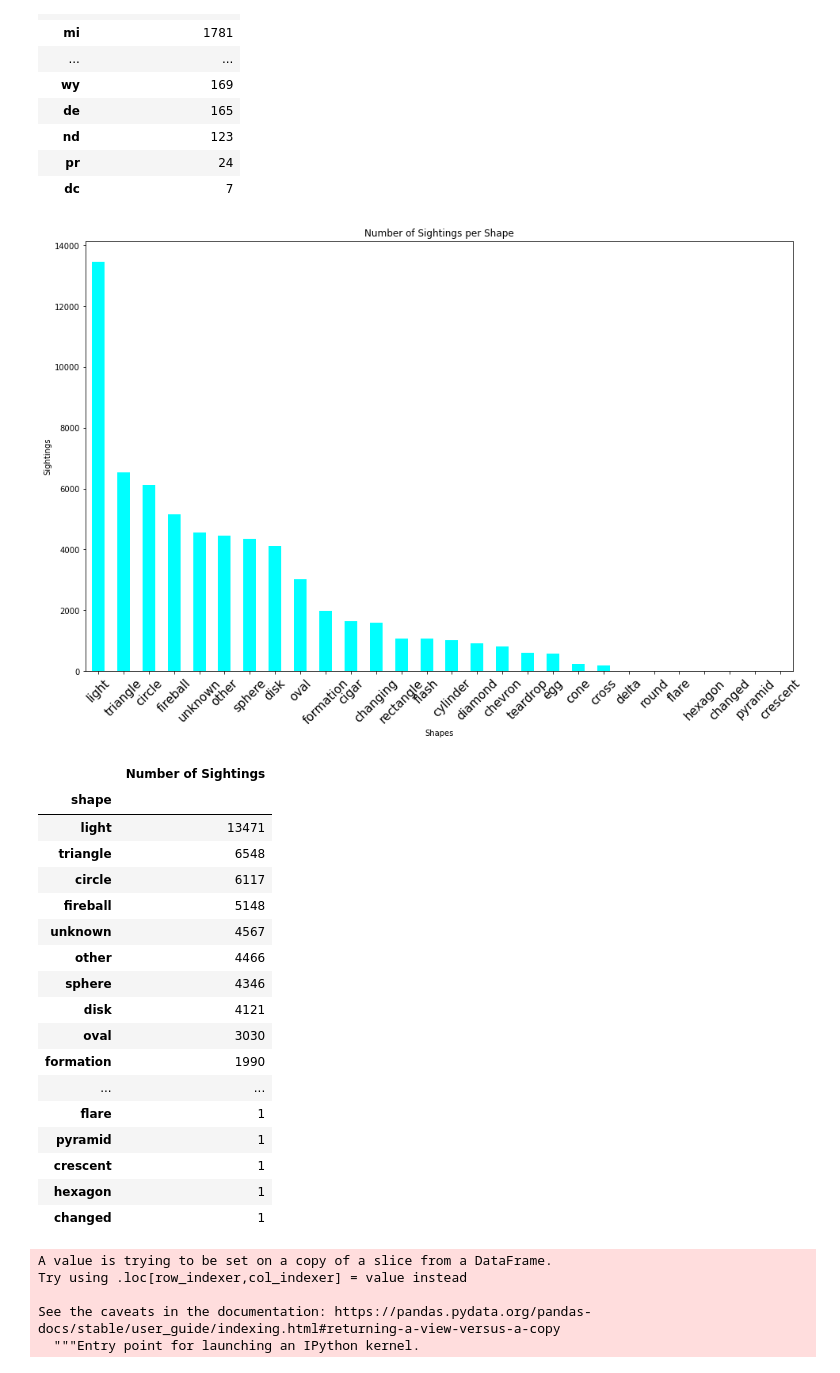
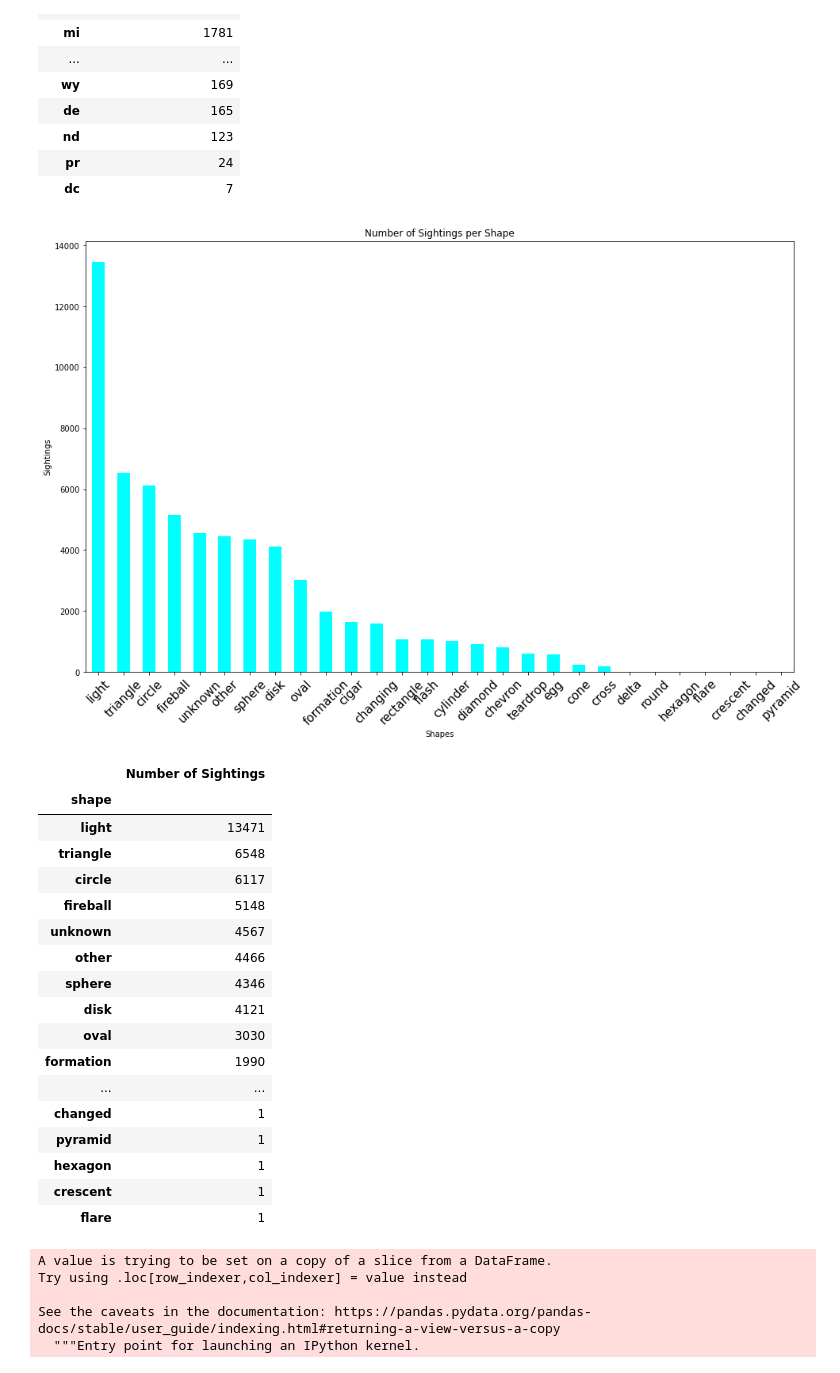
Before and after one commit to aburstyn9068/project1, a Jupyter notebook: UFO Data.ipynb, the cells around one changed output. Drawn from its saved outputs; the diff is of its cells as text; code cells hidden in the pictures.

```diff
--- a/UFO Data.ipynb
+++ b/UFO Data.ipynb
@@ -275,17 +275,17 @@ state_counts.sort_values(by='Number of Sightings', ascending=False)
 # %%
 usa_sights['shape'].value_counts().plot(kind='bar', figsize=(16,10), color='aqua')
 plt.xticks(rotation=45, fontsize=15)
 plt.title("Number of Sightings per Shape")
 plt.xlabel("Shapes")
 plt.ylabel("Sightings")
 plt.show()
 # usa_sights['shape'].value_counts()
 shape_groups = usa_sights.groupby("shape")
-shape_counts = pd.DataFrame(shape_groups['shape'].count().sort_values(ascending=False))
+shape_counts = pd.DataFrame(shape_groups['shape'].count())
 shape_counts = shape_counts.rename(columns={'shape': 'Number of Sightings'})
 shape_counts.sort_values(by='Number of Sightings', ascending=False)
 # %% [output]
-[figure, old version]
+[figure, new version]
 |  | Number of Sightings |
 | shape |  |
 | light | 13471 |
@@ -299,11 +299,11 @@ shape_counts.sort_values(by='Number of Sightings', ascending=False)
 | oval | 3030 |
 | formation | 1990 |
 | ... | ... |
+| changed | 1 |
+| pyramid | 1 |
+| hexagon | 1 |
+| crescent | 1 |
 | flare | 1 |
-| pyramid | 1 |
-| crescent | 1 |
-| hexagon | 1 |
-| changed | 1 |
 # %%
 gmaps.configure(api_key=gkey)
 # %%
```
Also changed, not shown: parts of 4 cells of this notebook.
